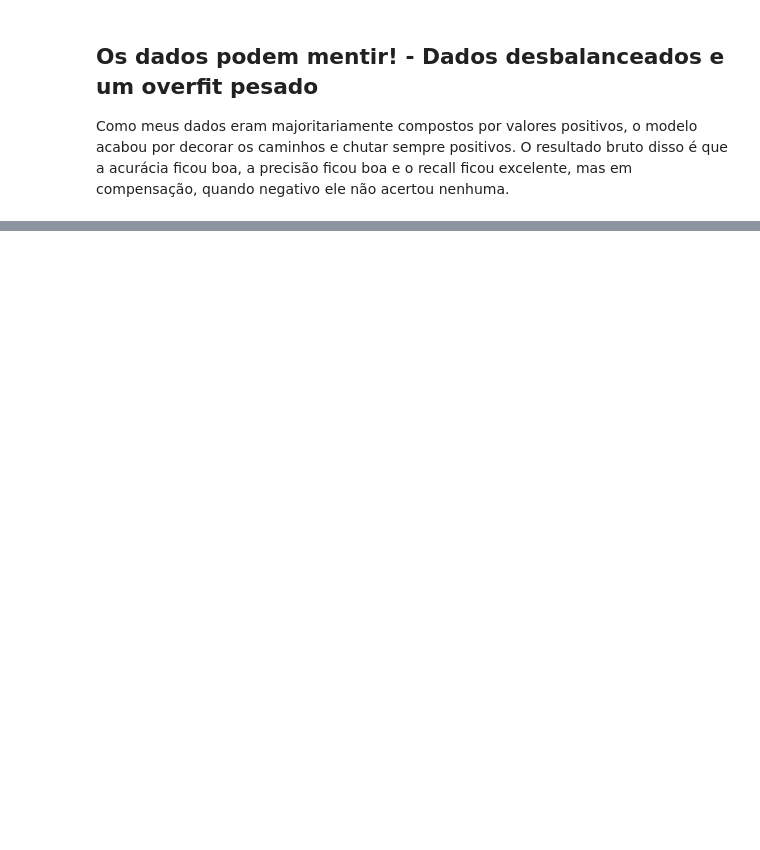
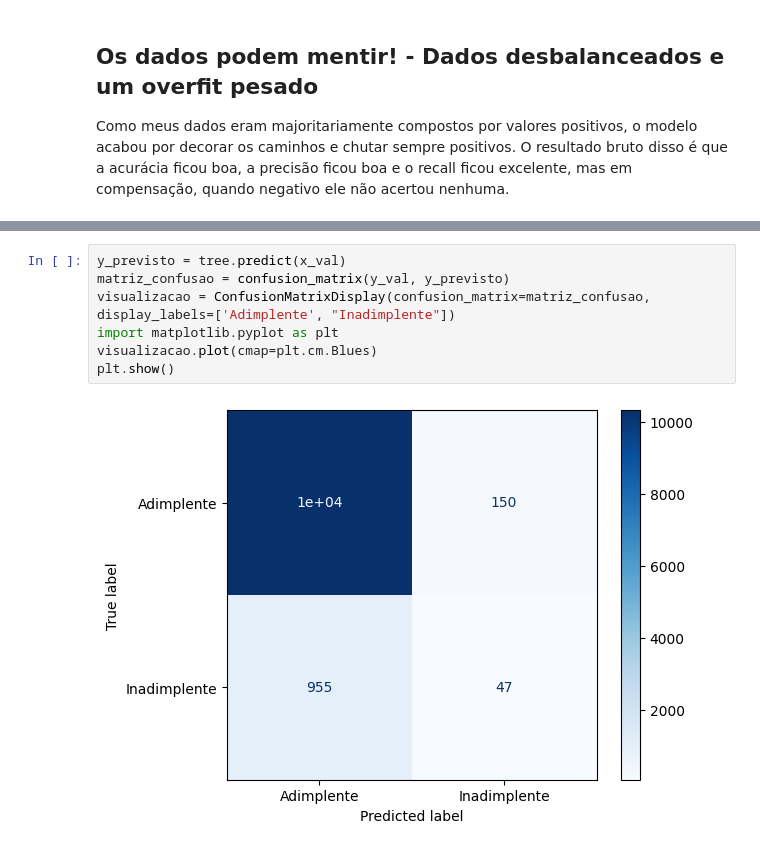
Before and after one commit to felipe-lim4/study-ml-classification, a Jupyter notebook: classificacao_validacao_metricas.ipynb, the cells around one changed output, grey strips where cells are left out. Cells and saved outputs as stored; diff of their text form; blank space fills up the shorter version.

```diff
--- a/classificacao_validacao_metricas.ipynb
+++ b/classificacao_validacao_metricas.ipynb
@@ -189,0 +257,9 @@ Como meus dados eram majoritariamente compostos por valores positivos, o modelo
+# %%
+y_previsto = tree.predict(x_val)
+matriz_confusao = confusion_matrix(y_val, y_previsto)
+visualizacao = ConfusionMatrixDisplay(confusion_matrix=matriz_confusao, display_labels=['Adimplente', "Inadimplente"])
+import matplotlib.pyplot as plt
+visualizacao.plot(cmap=plt.cm.Blues)
+plt.show()
+# %% [output]
+[figure, added]
```
Also changed, not shown: parts of 17 cells of this notebook.
